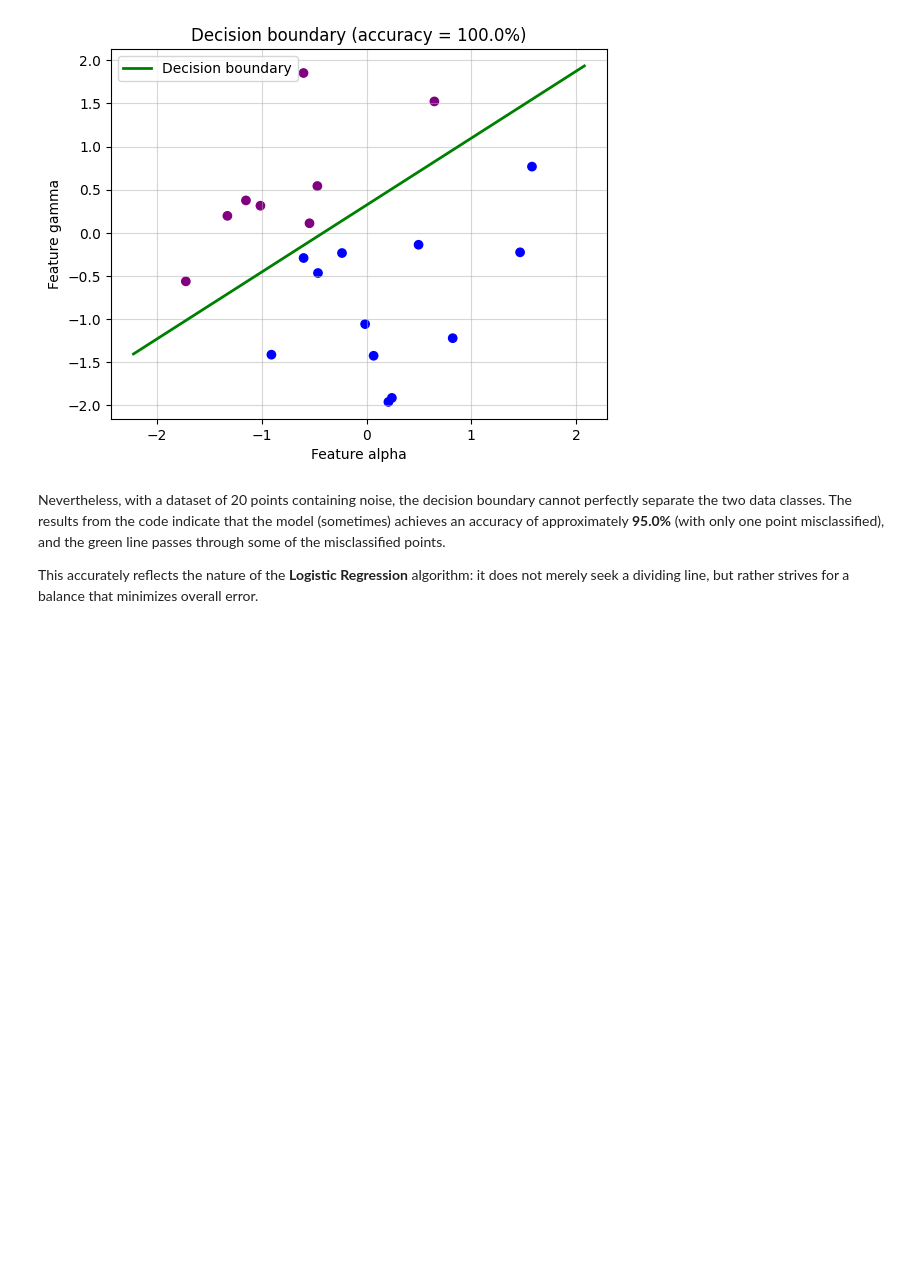
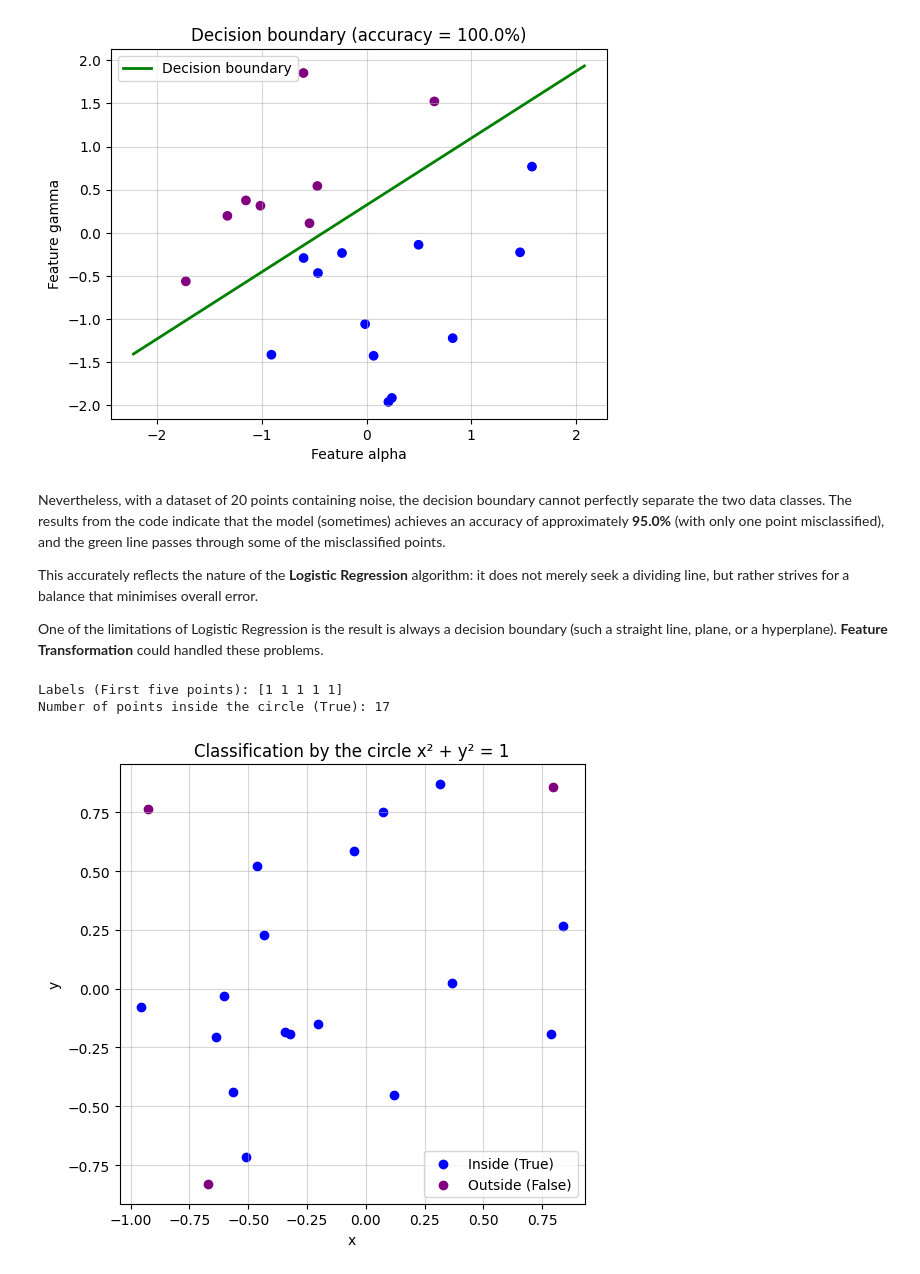
Before and after one commit to vennfungus/basic-ml, a Jupyter notebook: classification.ipynb, the cells around one changed output. Drawn from its saved outputs; the diff is of its cells as text; code cells hidden in the pictures; blank space fills up the shorter version.

```diff
--- a/classification.ipynb
+++ b/classification.ipynb
@@ -89,4 +89,35 @@ plt.show()
 # %% [markdown]
 Nevertheless, with a dataset of 20 points containing noise, the decision boundary cannot perfectly separate the two data classes. The results from the code indicate that the model (sometimes) achieves an accuracy of approximately **95.0%** (with only one point misclassified), and the green line passes through some of the misclassified points.
 
-This accurately reflects the nature of the **Logistic Regression** algorithm: it does not merely seek a dividing line, but rather strives for a balance that minimizes overall error.
+This accurately reflects the nature of the **Logistic Regression** algorithm: it does not merely seek a dividing line, but rather strives for a balance that minimises overall error.
+
+One of the limitations of Logistic Regression is the result is always a decision boundary (such a straight line, plane, or a hyperplane). **Feature Transformation** could handled these problems.
+# %%
+# Create a sample of data (dots, again)
+n = 20
+paings = np.random.default_rng(seed=36).uniform(low=-1, high=1, size=(n, 2))
+x = paings[:, 0]
+y = paings[:, 1]
+# print("Shape:", paings.shape)
+
+# Assign labels: True = inside the circle x^2 + y^2 = 1, False = outside
+labels = x**2 + y**2 <= 1
+print("Labels (First five points):", labels[:5].astype(int))
+print("Number of points inside the circle (True):", labels.sum())
+
+# Plot: inside points = blue, outside points = purple
+plt.figure(figsize=(6, 6))
+plt.scatter(x[labels], y[labels], c='blue', label='Inside (True)')
+plt.scatter(x[~labels], y[~labels], c='purple', label='Outside (False)')
+
+plt.title("Classification by the circle x² + y² = 1")
+plt.xlabel("x")
+plt.ylabel("y")
+plt.gca().set_aspect('equal')
+plt.legend()
+plt.grid(True, linestyle="-", alpha=0.5)
+plt.show()
+# %% [output]
+Labels (First five points): [1 1 1 1 1]
+Number of points inside the circle (True): 17
+[figure, added]
```
Also changed, not shown: parts of 4 cells of this notebook.
